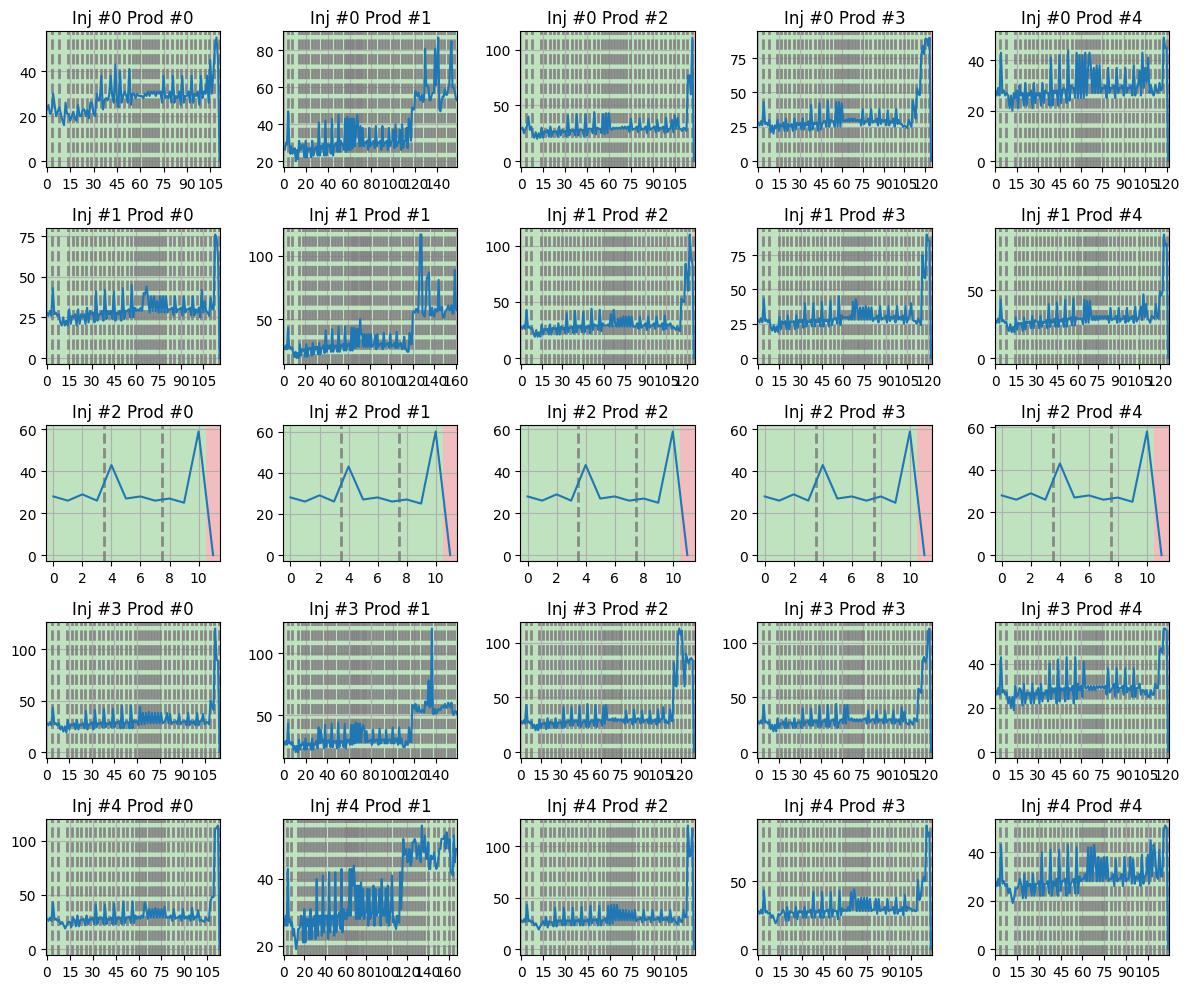
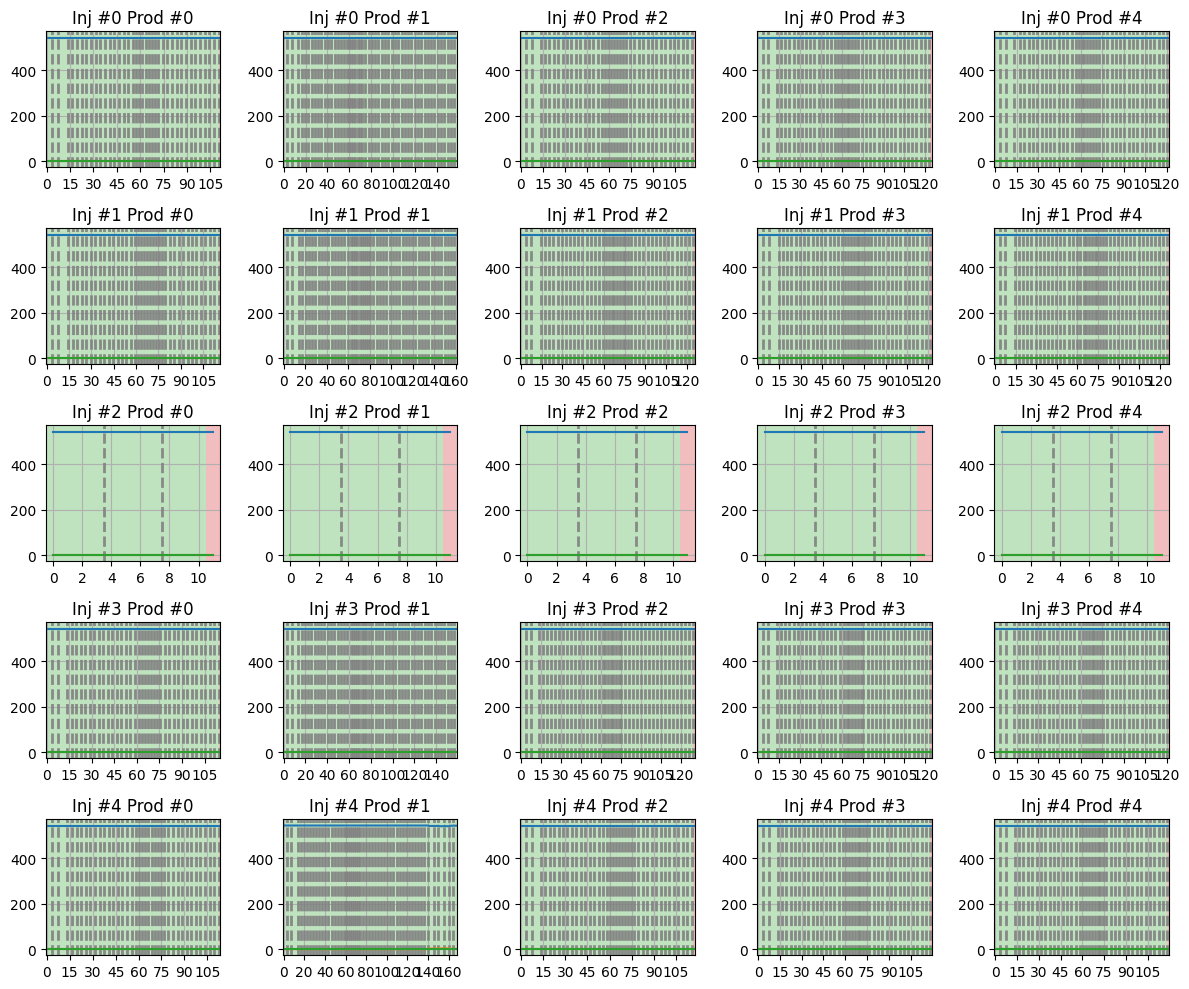
The notebook cell's code change between the first figure and the second:
--- before
+++ after
@@ -10,4 +10,5 @@
     get_temp_max,
     get_temp_min,
+    get_num_sticking_sliding_open,
 )
 from solver_selection_thm.thm_runscript import inlet_placements, outlet_placements
@@ -44,7 +45,10 @@
         color_converged_reason(data)
         color_time_steps(data)
+        st, sl, op = get_num_sticking_sliding_open(data)
 
-        ax.plot(get_gmres_iterations(data))
-        # ax.plot(get_temp_min(data))
+        # ax.plot(get_gmres_iterations(data))
+        ax.plot(st)
+        ax.plot(sl)
+        ax.plot(op)
         # ax.set_yscale('log')
         print(inlet_placement, outlet_placement)

Commit: checkpoint